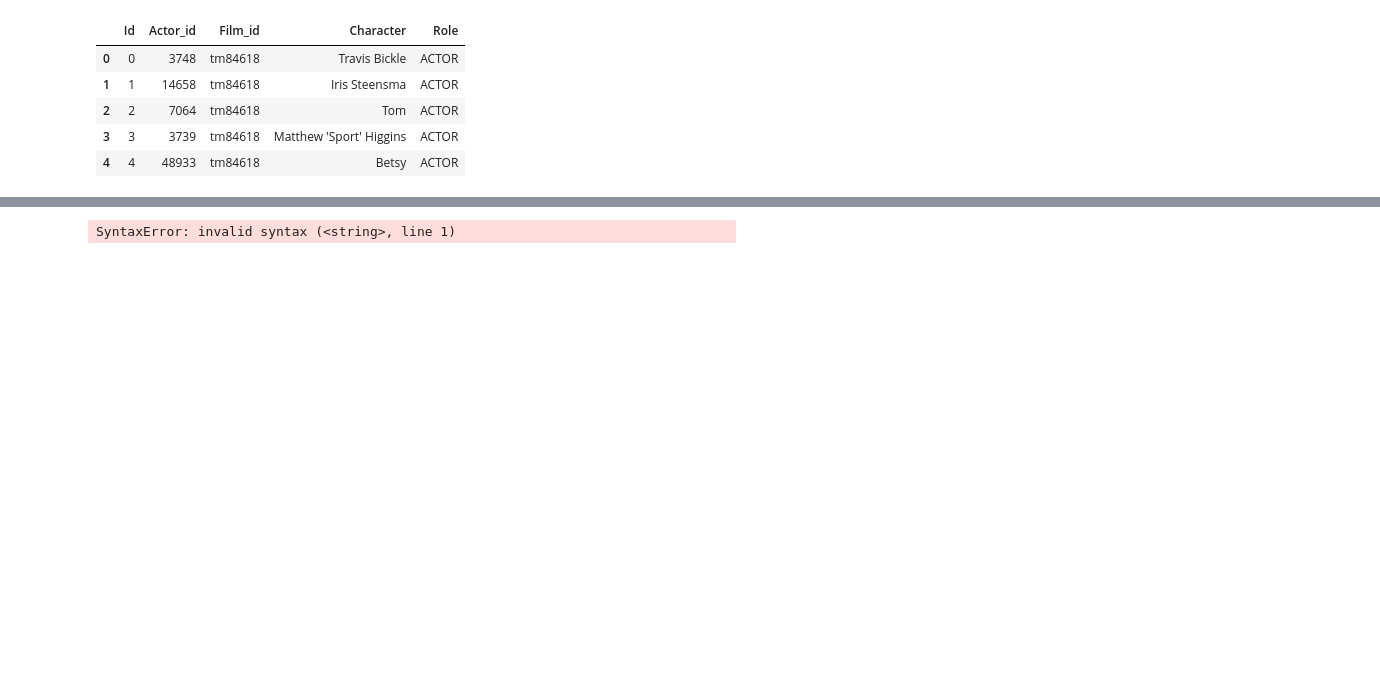
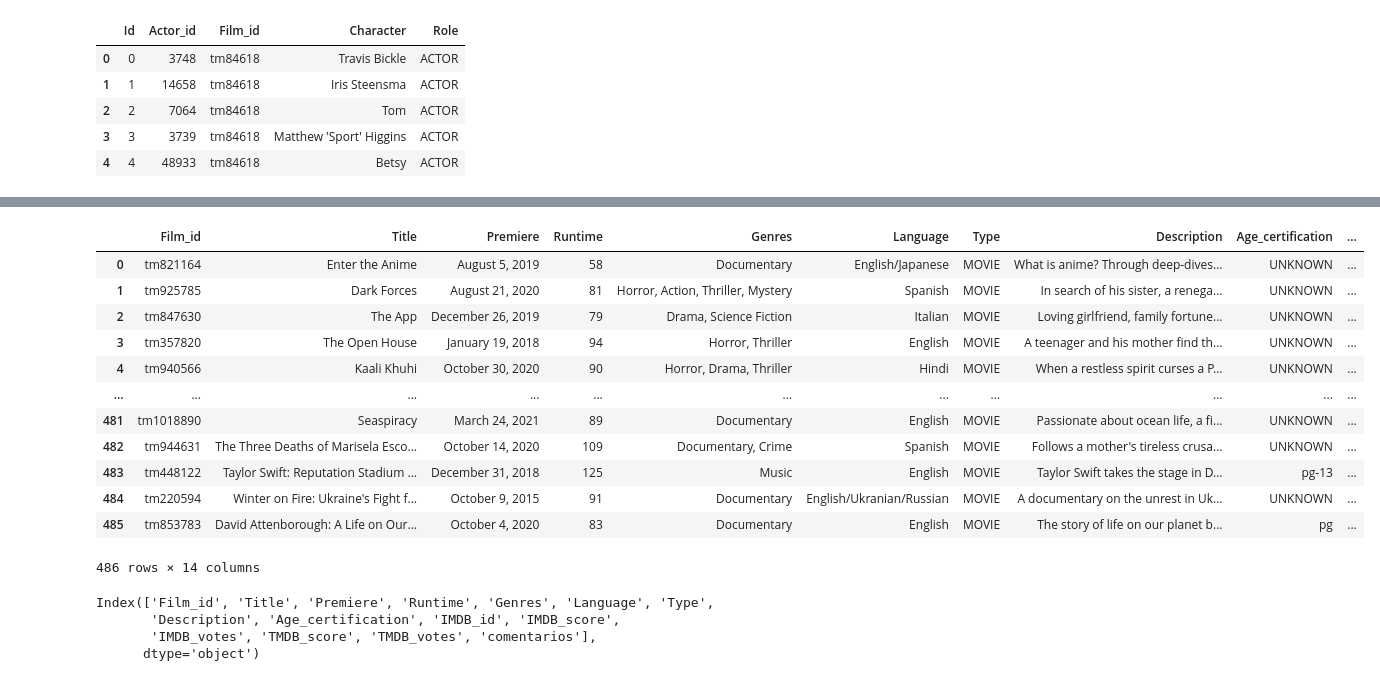
Before and after one commit to jrodrisanz/ProyectoETL, a Jupyter notebook: src/netflix_film.ipynb, the cells around one changed output, grey strips where cells are left out. Saved outputs shown, nothing was run; the diff lists cells and outputs as text; code cells hidden in the pictures; blank space fills up the shorter version.

```diff
--- a/src/netflix_film.ipynb
+++ b/src/netflix_film.ipynb
@@ -312,3 +330,5 @@ review = review.rename(columns={'Id':'Review_id', 'imdb_id':'Film_id', 'comentar
+# %%
+df_netflix_clean = pd.read_csv('../data/df_netflix_clean.csv', encoding='utf-8', encoding_errors='ignore')
 # %%
 review
 # %% [output]
@@ -327,0 +457,16 @@ review
+# %%
+df_netflix_clean
+# %% [output]
+|  | Film_id | Title | Premiere | Runtime | Genres | Language | Type | Description | Age_certification | ... |
+| 0 | tm821164 | Enter the Anime | August 5, 2019 | 58 | Documentary | English/Japanese | MOVIE | What is anime? Through deep-dives... | UNKNOWN | ... |
+| 1 | tm925785 | Dark Forces | August 21, 2020 | 81 | Horror, Action, Thriller, Mystery | Spanish | MOVIE | In search of his sister, a renega... | UNKNOWN | ... |
+| 2 | tm847630 | The App | December 26, 2019 | 79 | Drama, Science Fiction | Italian | MOVIE | Loving girlfriend, family fortune... | UNKNOWN | ... |
+| 3 | tm357820 | The Open House | January 19, 2018 | 94 | Horror, Thriller | English | MOVIE | A teenager and his mother find th... | UNKNOWN | ... |
+| 4 | tm940566 | Kaali Khuhi | October 30, 2020 | 90 | Horror, Drama, Thriller | Hindi | MOVIE | When a restless spirit curses a P... | UNKNOWN | ... |
+| ... | ... | ... | ... | ... | ... | ... | ... | ... | ... | ... |
+| 481 | tm1018890 | Seaspiracy | March 24, 2021 | 89 | Documentary | English | MOVIE | Passionate about ocean life, a fi... | UNKNOWN | ... |
+| 482 | tm944631 | The Three Deaths of Marisela Esco... | October 14, 2020 | 109 | Documentary, Crime | Spanish | MOVIE | Follows a mother's tireless crusa... | UNKNOWN | ... |
+| 483 | tm448122 | Taylor Swift: Reputation Stadium ... | December 31, 2018 | 125 | Music | English | MOVIE | Taylor Swift takes the stage in D... | pg-13 | ... |
+| 484 | tm220594 | Winter on Fire: Ukraine's Fight f... | October 9, 2015 | 91 | Documentary | English/Ukranian/Russian | MOVIE | A documentary on the unrest in Uk... | UNKNOWN | ... |
+| 485 | tm853783 | David Attenborough: A Life on Our... | October 4, 2020 | 83 | Documentary | English | MOVIE | The story of life on our planet b... | pg | ... |
+486 rows × 14 columns
@@ -330,20 +478,7 @@ review.to_csv('../data/Review_clean.csv', index=False)
-# %%
-import csv
-
-with open('../data/comentarios_clean2.csv') as archivo_csv:
-    lector_csv = csv.reader(archivo_csv)
-    for fila in lector_csv:
-        datos = eval(fila[0])
-        imdb_id = datos['imdb_id']
-        comentarios = datos['comentarios']
-
-        # Iterar sobre cada comentario y eliminar las comillas simples
-        for comentario in comentarios:
-            review = comentario['review'].replace("'", "")
-            rating = comentario['rating'].replace("'", "")
-            comentario['review'] = review
-            comentario['rating'] = rating
-
-        # Realizar operaciones con los datos
-# %% [output]
-SyntaxError: invalid syntax (<string>, line 1)
+# %%
+df_netflix_clean.columns
+# %% [output]
+Index(['Film_id', 'Title', 'Premiere', 'Runtime', 'Genres', 'Language', 'Type',
+       'Description', 'Age_certification', 'IMDB_id', 'IMDB_score',
+       'IMDB_votes', 'TMDB_score', 'TMDB_votes', 'comentarios'],
+      dtype='object')
```
Also changed, not shown: parts of 17 cells of this notebook, 6 other files.
